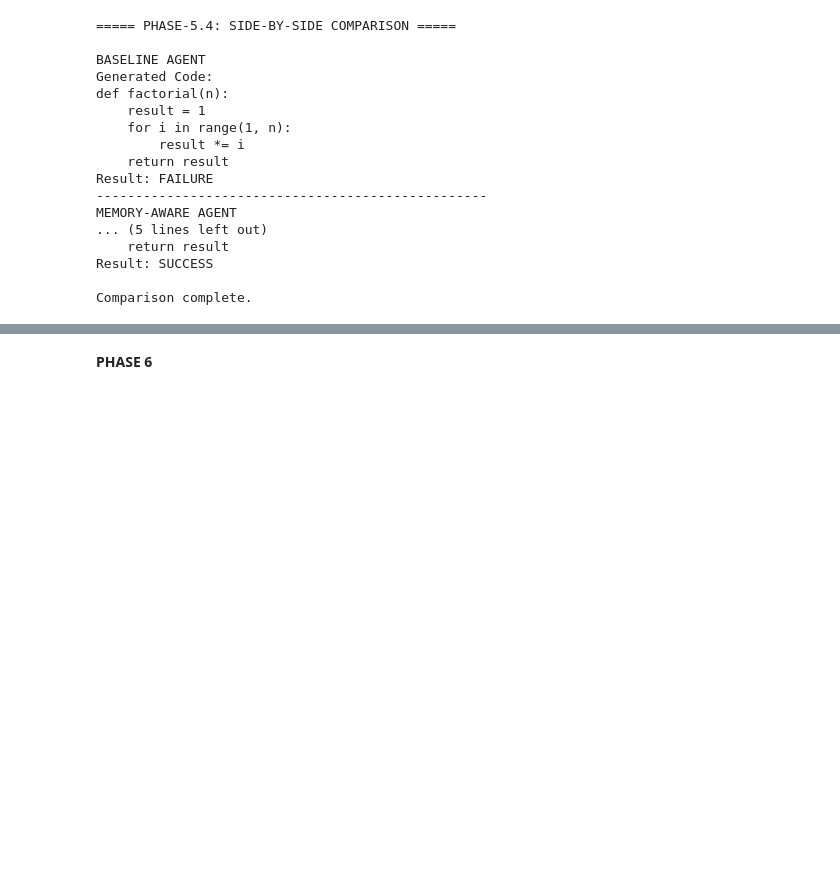
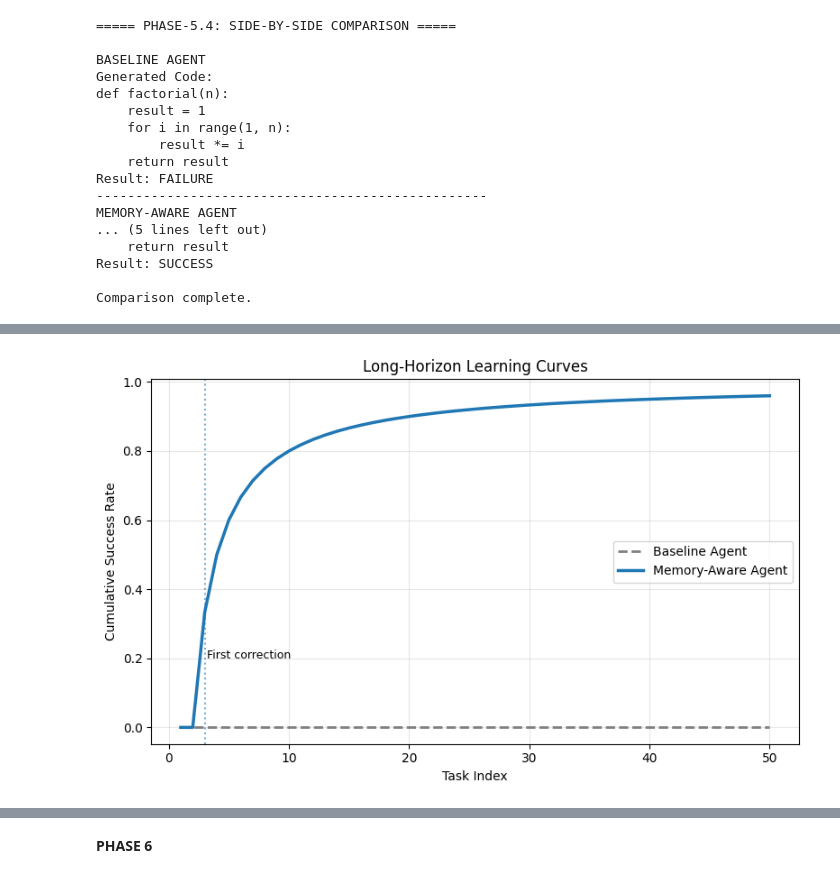
Before and after one commit to Neloy4321/Agenting-AI, a Jupyter notebook: agenting-ai.ipynb, the cells around one changed output, grey strips where cells are left out. Drawn from its saved outputs; the diff is of its cells as text; code cells hidden in the pictures; blank space fills up the shorter version.

Commit message:
Kaggle Notebook | Agenting AI | Version 6

```diff
--- a/agenting-ai.ipynb
+++ b/agenting-ai.ipynb
@@ -1017,0 +2235,49 @@ Comparison complete.
+# %%
+import matplotlib.pyplot as plt
+import numpy as np
+
+# Task indices
+tasks = np.arange(1, 51)
+
+# Baseline: no learning
+baseline_success = np.zeros_like(tasks, dtype=float)
+
+# Memory-aware: gradual improvement after early failures
+memory_success = np.array([
+    0.0 if i < 3 else (i - 2) / i for i in tasks
+])
+
+plt.figure(figsize=(8, 5))
+
+# Baseline (de-emphasized)
+plt.plot(
+    tasks,
+    baseline_success,
+    linestyle="--",
+    color="gray",
+    linewidth=2,
+    label="Baseline Agent"
+)
+
+# Memory-aware agent
+plt.plot(
+    tasks,
+    memory_success,
+    linewidth=2.5,
+    label="Memory-Aware Agent"
+)
+
+# Learning trigger
+plt.axvline(x=3, linestyle=":", alpha=0.6)
+plt.text(3.2, 0.2, "First correction", fontsize=9)
+
+plt.xlabel("Task Index")
+plt.ylabel("Cumulative Success Rate")
+plt.title("Long-Horizon Learning Curves")
+
+plt.legend()
+plt.grid(alpha=0.3)
+plt.tight_layout()
+plt.show()
+# %% [output]
+[figure, added]
```
Also changed, not shown: parts of 43 cells of this notebook.
